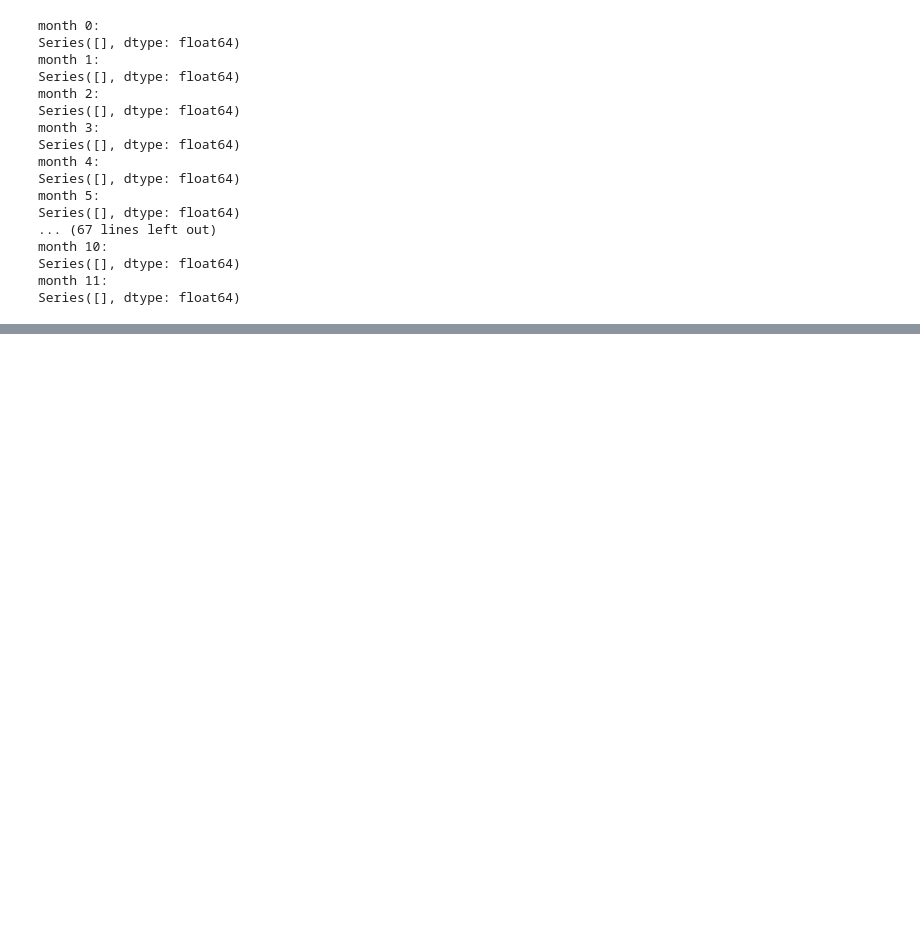
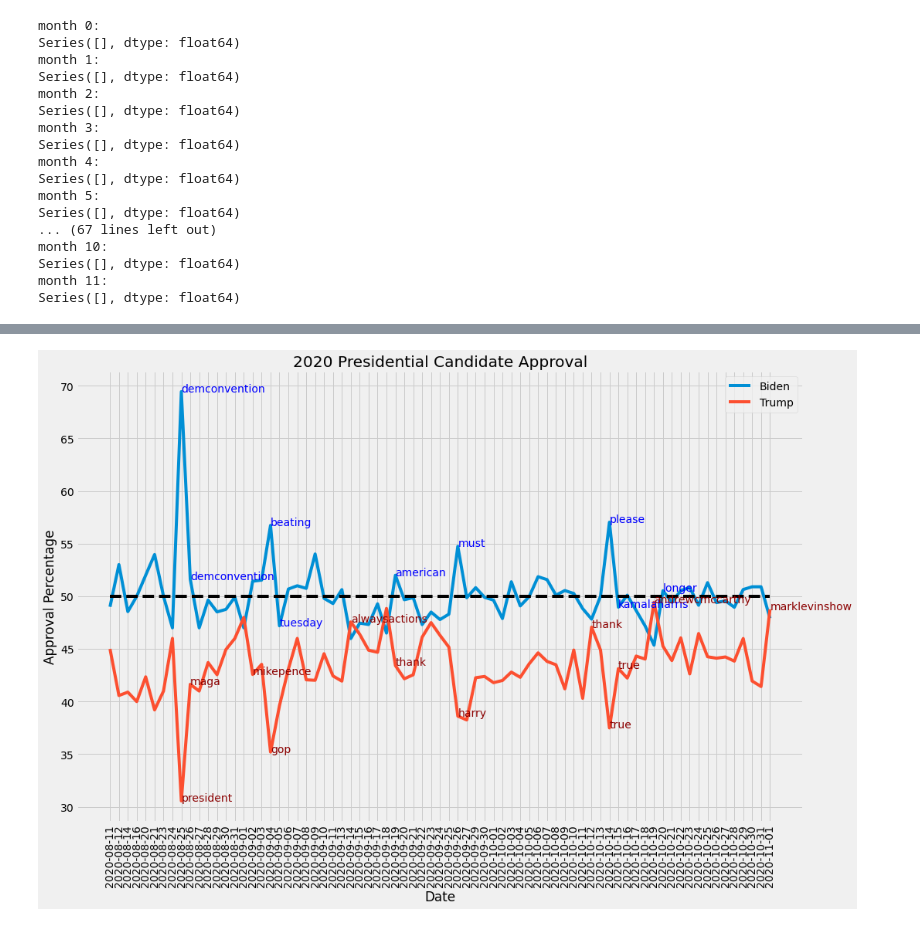
Before and after one commit to Maydit/1007-Project-2020, a Jupyter notebook: code/Figures.ipynb, the cells around one changed output, grey strips where cells are left out. Cells and saved outputs as stored; diff of their text form; code cells hidden in the pictures; blank space fills up the shorter version.

```diff
--- a/code/Figures.ipynb
+++ b/code/Figures.ipynb
@@ -250,6 +250,6 @@ plt.legend()
 # %%
 #make line graphwith points labeled as top scoring word/day and maybe also /month or something
-def TFIDF_monthwise(l):
+def TFIDF_monthwise(l, df):
     empty = pd.DataFrame(columns = ['word'])
     empty.set_index('word', inplace=True)
     month_dfs = [empty.copy()]*12
@@ -260,8 +260,8 @@ def TFIDF_monthwise(l):
         month_dfs[month] = month_dfs[month].join(daydf, how='outer')
     return month_dfs
 
-months_dfs_biden = TFIDF_monthwise(l_b)
-months_dfs_trump = TFIDF_monthwise(l_t)
+months_dfs_biden = TFIDF_monthwise(l_b, df_b)
+months_dfs_trump = TFIDF_monthwise(l_t, df_t)
 # %%
 for i, month_df in enumerate(months_dfs_biden):
     print(f"month {i}:")
@@ -290,0 +294,29 @@ Series([], dtype: float64)
+# %%
+biden_range = election_cleaned[election_cleaned.index >= '2020-08-11']
+# %%
+fig, ax = plt.subplots(figsize = (15,10))
+plt.plot(biden_range.index, biden_range['w_biden'], label = 'Biden')
+plt.plot(biden_range.index, biden_range['w_trump'], label = 'Trump')
+plt.plot(biden_range.index, [50]*len(biden_range), '--', color = 'black')
+plt.xticks(rotation = 90)
+plt.xlabel('Date')
+plt.ylabel('Approval Percentage')
+plt.title('2020 Presidential Candidate Approval')
+plt.legend()
+for i in range(len(biden_range)):
+    largedelta = False
+    if i > 0:
+        largedelta = (np.abs(biden_range['w_biden'][i] - biden_range['w_biden'][i-1]) > 5)
+    if largedelta:
+        label = get_day_dataframe(l_b[i], df_b.date[i]).sort_values(by='nums_'+df_b.date[i],ascending=False).head(1).values[0][0]
+        ax.annotate(label, (biden_range.index[i], biden_range['w_biden'][i]), color='blue')
+for k in range(len(biden_range)):
+    i = k + 0 #shift to account for different start dates
+    largedelta = False
+    if i > 0:
+        largedelta = (np.abs(biden_range['w_trump'][i] - biden_range['w_trump'][i-1]) > 5)
+    if largedelta:
+        label = get_day_dataframe(l_t[i], df_t.date[i]).sort_values(by='nums_'+df_t.date[i],ascending=False).head(1).values[0][0]
+        ax.annotate(label, (biden_range.index[k], biden_range['w_trump'][k]), color = 'darkred')
+# %% [output]
+[figure, added]
```
Also changed, not shown: parts of 5 cells of this notebook.
